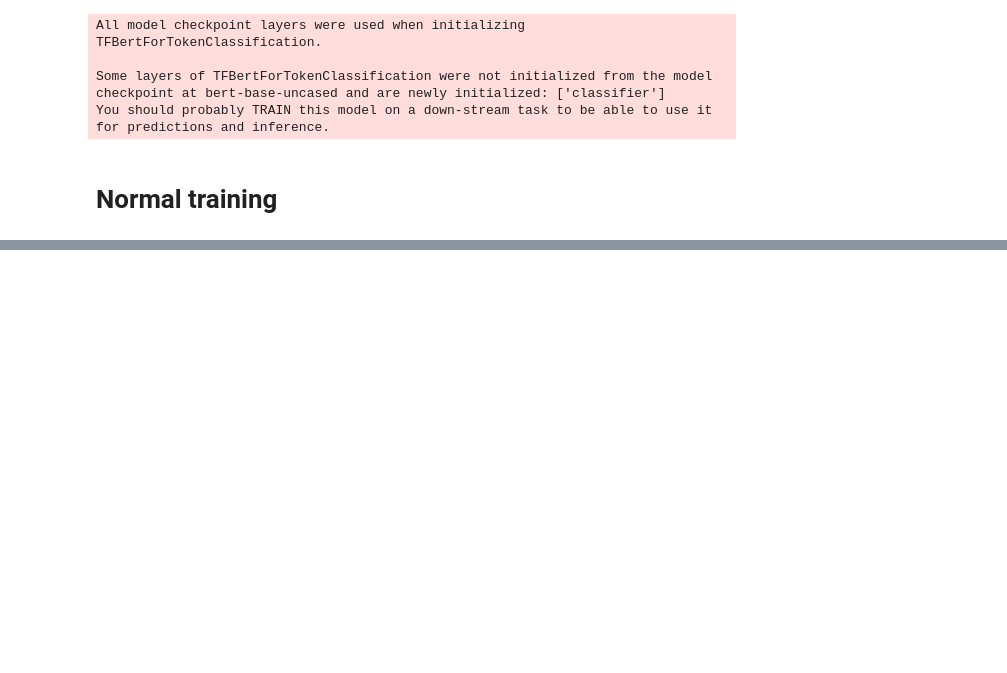
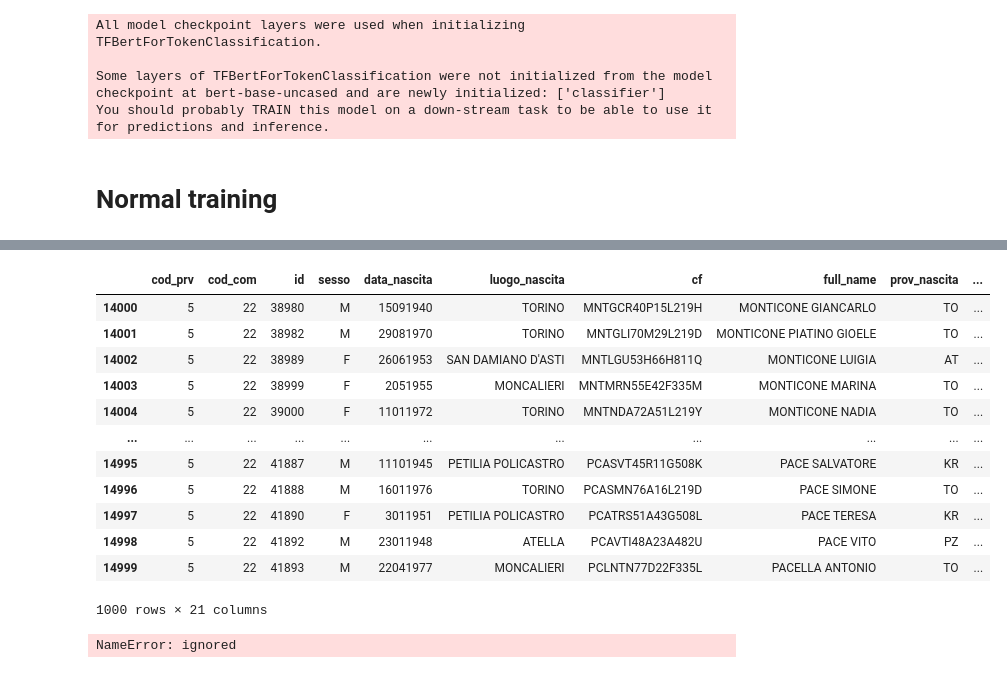
Before and after one commit to sergiorolnic/anonim, a Jupyter notebook: Untitled5.ipynb, the cells around one changed output, grey strips where cells are left out. Drawn from its saved outputs; the diff is of its cells as text; code cells hidden in the pictures; blank space fills up the shorter version.

```diff
--- a/Untitled5.ipynb
+++ b/Untitled5.ipynb
@@ -451,2 +486,23 @@ print(true_predictions)
+# %%
+test_data_df
+# %% [output]
+|  | cod_prv | cod_com | id | sesso | data_nascita | luogo_nascita | cf | full_name | prov_nascita | ... |
+| 14000 | 5 | 22 | 38980 | M | 15091940 | TORINO | MNTGCR40P15L219H | MONTICONE GIANCARLO | TO | ... |
+| 14001 | 5 | 22 | 38982 | M | 29081970 | TORINO | MNTGLI70M29L219D | MONTICONE PIATINO GIOELE | TO | ... |
+| 14002 | 5 | 22 | 38989 | F | 26061953 | SAN DAMIANO D'ASTI | MNTLGU53H66H811Q | MONTICONE LUIGIA | AT | ... |
+| 14003 | 5 | 22 | 38999 | F | 2051955 | MONCALIERI | MNTMRN55E42F335M | MONTICONE MARINA | TO | ... |
+| 14004 | 5 | 22 | 39000 | F | 11011972 | TORINO | MNTNDA72A51L219Y | MONTICONE NADIA | TO | ... |
+| ... | ... | ... | ... | ... | ... | ... | ... | ... | ... | ... |
+| 14995 | 5 | 22 | 41887 | M | 11101945 | PETILIA POLICASTRO | PCASVT45R11G508K | PACE SALVATORE | KR | ... |
+| 14996 | 5 | 22 | 41888 | M | 16011976 | TORINO | PCASMN76A16L219D | PACE SIMONE | TO | ... |
+| 14997 | 5 | 22 | 41890 | F | 3011951 | PETILIA POLICASTRO | PCATRS51A43G508L | PACE TERESA | KR | ... |
+| 14998 | 5 | 22 | 41892 | M | 23011948 | ATELLA | PCAVTI48A23A482U | PACE VITO | PZ | ... |
+| 14999 | 5 | 22 | 41893 | M | 22041977 | MONCALIERI | PCLNTN77D22F335L | PACELLA ANTONIO | TO | ... |
+1000 rows × 21 columns
+# %%
+print(test[14100:14200]["cognome"].str.lower())
+print(cognomi)
+# %% [output]
+NameError: ignored
 # %%
 id2tag
```
Also changed, not shown: parts of 17 cells of this notebook.
